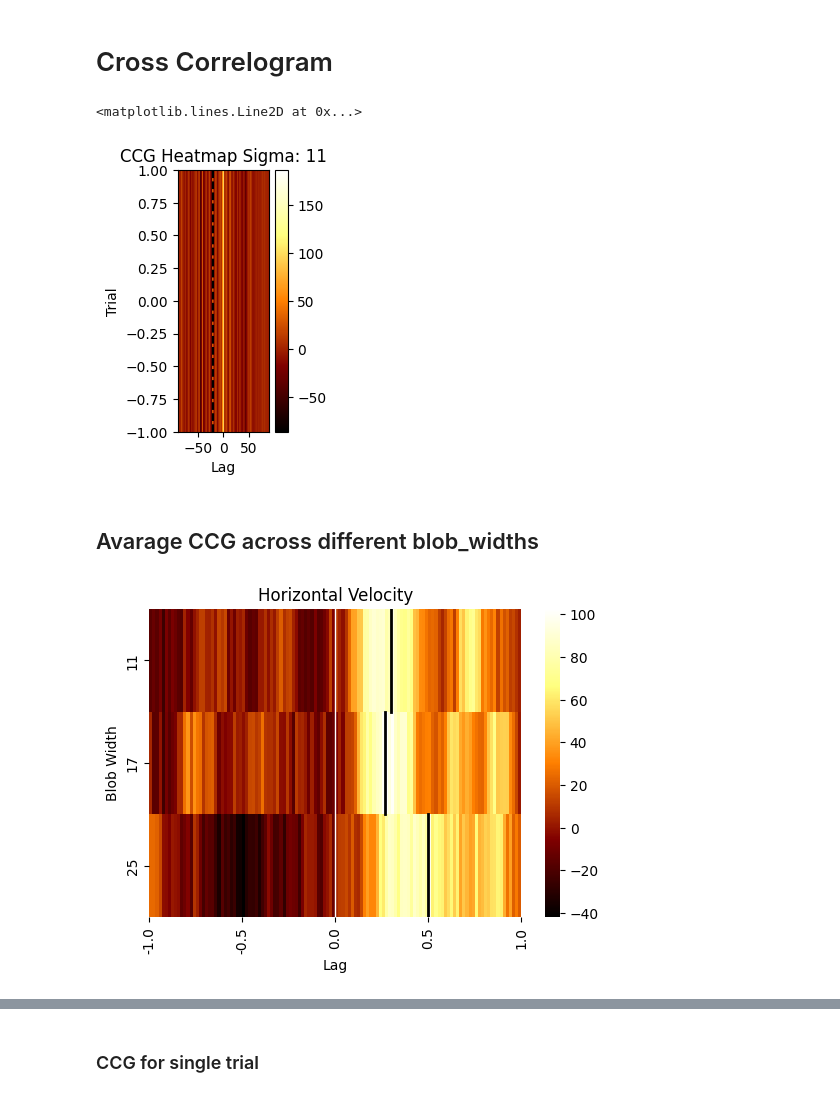
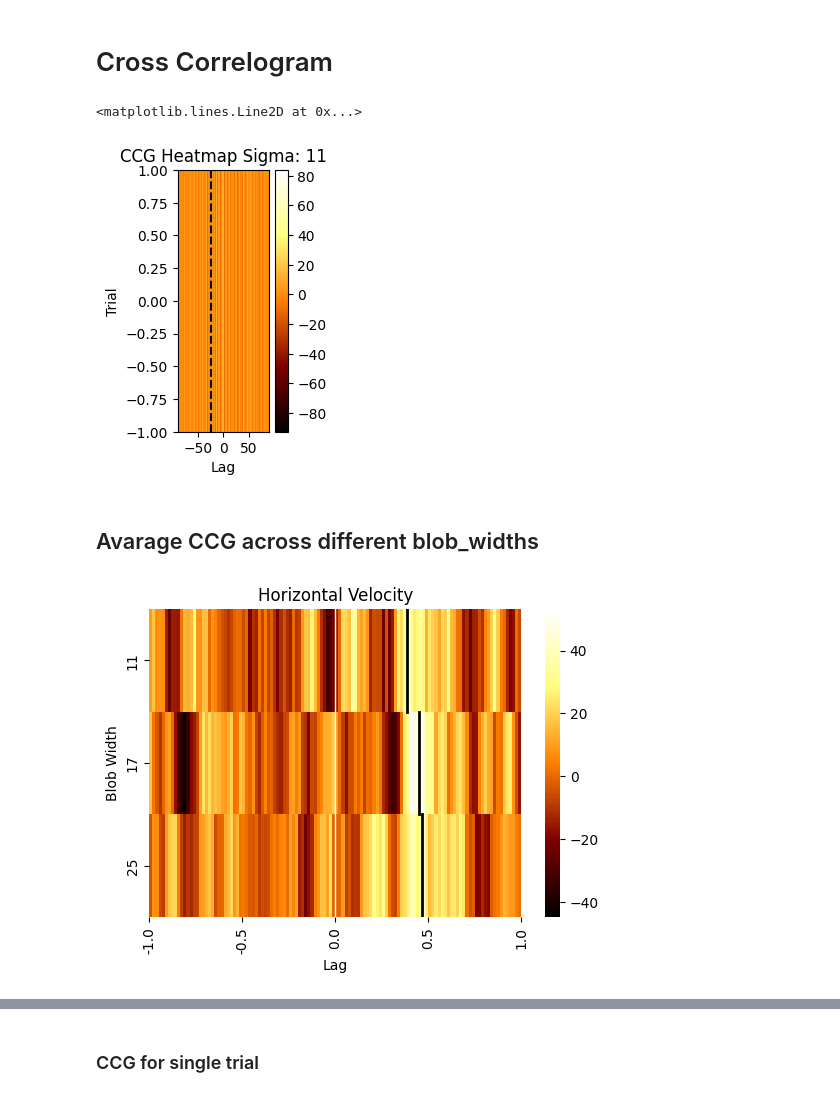
Before and after one commit to omeryildiran/Guido-Pascal-Omer-continuous-psychophysics, a Jupyter notebook: analysis_primier.ipynb, the cells around one changed output, grey strips where cells are left out. Drawn from its saved outputs; the diff is of its cells as text; code cells hidden in the pictures.

Commit message:
analysis parts

```diff
--- a/analysis_primier.ipynb
+++ b/analysis_primier.ipynb
@@ -24,7 +24,7 @@ directory_path = "data"  # replace with your directory path
 files = glob.glob(f"{directory_path}/*")
 # sort files by creation time
 files.sort(key=os.path.getctime)
-part_of_file_name = 'p8'
+part_of_file_name = '729015'
 file_indices = [i for i, file in enumerate(files) if part_of_file_name in file]
 fileIs = files[file_indices[-1]]
 print(fileIs)
@@ -42,7 +42,7 @@ mat_contents = sio.loadmat(fileIs)
 mat_contents.keys()
 sigma=mat_contents['sigma']
 eyeResp=mat_contents['eyeX']#  position of participant's mouse movement for 1200 frames (20 seconds) and 30 trials
-if fileIs.split('_')[1]=="eye":
+if fileIs.split('_')[1]!="eye":
     mouseResp=mat_contents['mouse_x'] # y position of participant's mouse movement for 1200 frames (20 seconds) and 30 trials
     mouseResp = mouseResp - np.mean(mouseResp, axis=1, keepdims=True)
 
@@ -66,7 +66,7 @@ data\p8_both_continous_psych_2024-03-20_16h28.06.062.mat
 
 from scipy.ndimage import gaussian_filter1d
 
-def smooth_data(data_to_smooth, window_size=10):
+def smooth_data(data_to_smooth, window_size=5):
     # Create a moving average filter
     filter = np.ones(window_size) / window_size
     smoothed_response = []
@@ -155,7 +155,7 @@ peak_index = np.argmax(ccg_range) - lag_range
 plt.axvline(peak_index, color='black', linestyle='--')
 # %% [output]
 <matplotlib.lines.Line2D at 0x...>
-[figure, old version]
+[figure, new version]
 # %% [markdown]
 ## Avarage CCG across different blob_widths
 # %%
@@ -187,9 +187,7 @@ for blob_width in range(len(blob_widths)):
         X=(X-np.mean(X))/np.std(X)
         Y= (Y-np.mean(Y))/np.std(Y)
         ccg_single_trial= np.correlate(X, Y, 'full')
-        #ccg_single_trial = np.correlate(X, Y, 'full') # bonnen data
         ccg_single_trials.append(ccg_single_trial)
-        #ccg_single_trial = ccg_single_trial[len_trial - lag_range : len_trial + lag_range]
         ccg_single_blobs.append(ccg_single_trial)
     ccg_single_blob.append(ccg_single_blobs)
     ccg_blob_mean.append(np.mean(ccg_single_blob[blob_width], axis=0))
@@ -200,31 +198,35 @@ ccg_blob_mean_trimmed = ccg_blob_mean[:, len_trial - lag_range : len_trial + lag
 # trim single ccgs for each blob width
 ccg_single_blob=np.array(ccg_single_blob)
 ccg_single_blob_trimmed = ccg_single_blob[:, :, len_trial - lag_range: len_trial + lag_range]
 # trim single ccgs for each trial
 ccg_single_trials=np.array(ccg_single_trials)
 ccg_single_trials_trimmed = ccg_single_trials[:, len_trial - lag_range: len_trial + lag_range]
 
 # create heatmap for mean of cross correlation for trials with the same sigma value
 plt.figure(figsize=(6, 4))
 sns.heatmap(ccg_blob_mean_trimmed, cmap='afmhot',yticklabels=blob_widths)
 
 # set x axis ticks from -120 to 120 with ticks at every 20 units
 x=np.linspace(0, frameRate*lag_time*2, 5)
 labels=np.linspace(-lag_time, lag_time, len(x))
 plt.xticks(x, labels, rotation='vertical')
 #plt.imshow(ccg_blob_mean, cmap='afmhot', aspect='auto', yticklabels=blob_widths)
 plt.title('Horizontal Velocity')
 plt.xlabel('Lag')
 plt.ylabel('Blob Width')
 plt.axvline(x=lag_range,color='white',linestyle='-',linewidth=1)
 
 # Find lag indices of peaks in each row
+timePoints = ccg_single_trials_trimmed.shape[1] # assuming x is the number of columns
 peak_indices = np.argmax(ccg_blob_mean_trimmed, axis=1)
+peak_indices = np.where(peak_indices > timePoints//2, peak_indices, -1) # replace indices less than or equal to x/2 with -1
+
+
 # Trace peak for each blob width
 # Add peak lines to the heatmap
 for i, peak_index in enumerate(peak_indices):
     plt.axvline(x=peak_index, color='black', linestyle='-', linewidth=2, ymin=1-(i/len(blob_widths)), ymax=1-((i+1)/len(blob_widths)))
 plt.show()
 #plt.colorbar()
 # %% [output]
-[figure, old version]
+[figure, new version]
```
Also changed, not shown: parts of 12 cells of this notebook, 8 other files.
